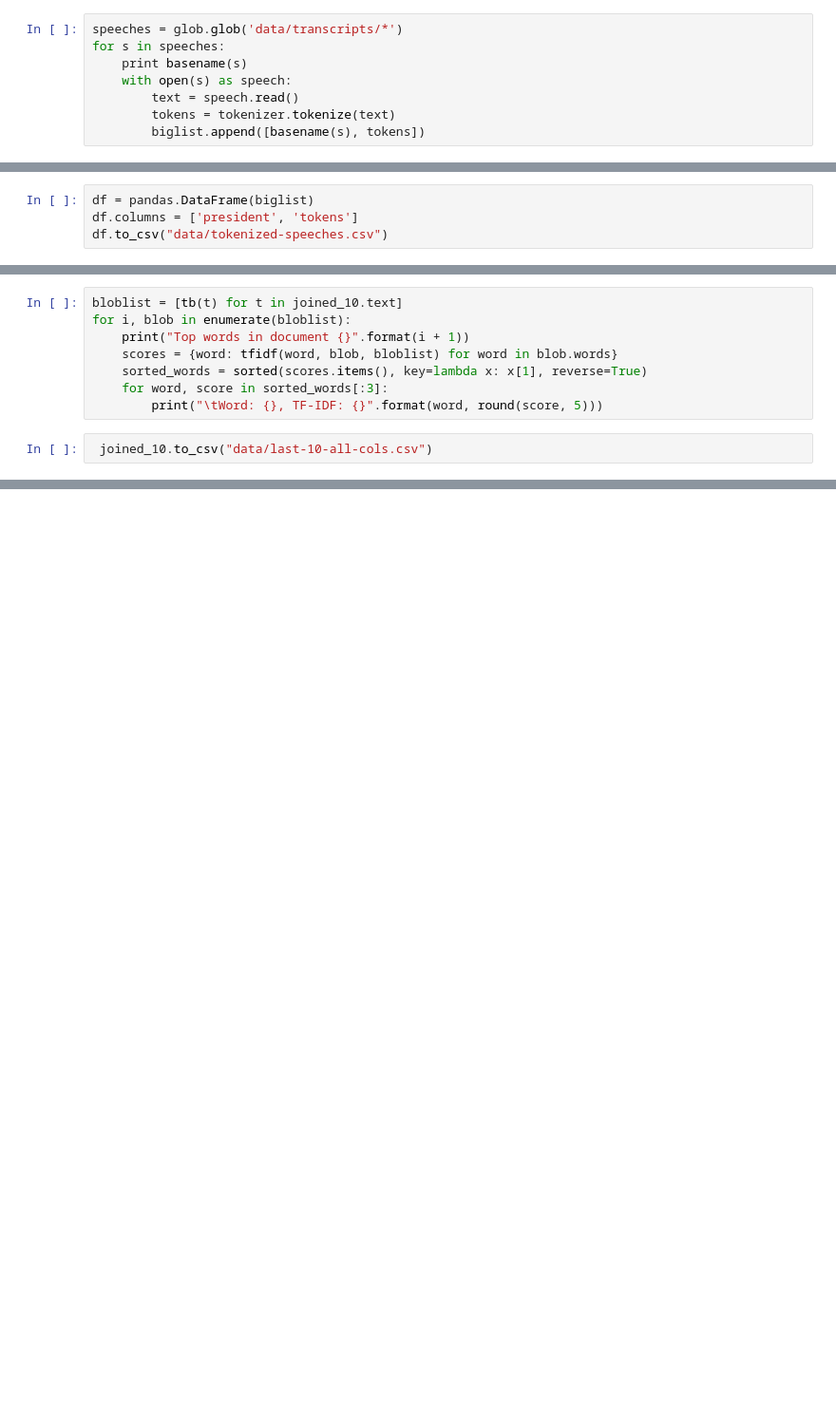
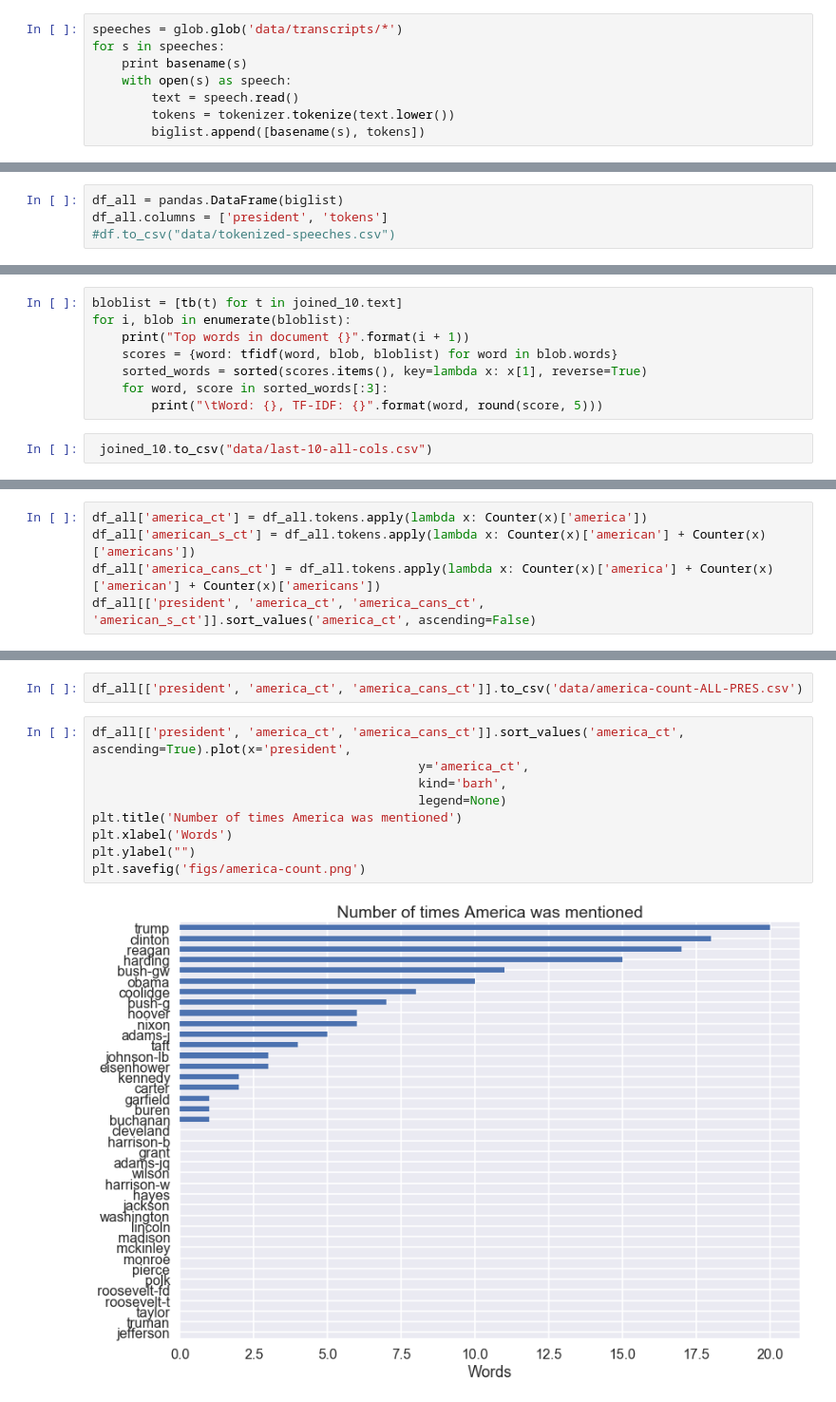
Before and after one commit to sbchou/trump-speech, a Jupyter notebook: Speech-analysis.ipynb, the cells around one changed output, grey strips where cells are left out. Shown at 95% size. Cells and saved outputs as stored; diff of their text form; blank space fills up the shorter version.

```diff
--- a/Speech-analysis.ipynb
+++ b/Speech-analysis.ipynb
@@ -20,7 +20,7 @@ for s in speeches:
     print basename(s)
     with open(s) as speech:
         text = speech.read()
-        tokens = tokenizer.tokenize(text)
+        tokens = tokenizer.tokenize(text.lower())
         biglist.append([basename(s), tokens])
 # %% [output]
 adams-j
@@ -41,9 +41,9 @@ trump
 washington
 wilson
 # %%
-df = pandas.DataFrame(biglist)
-df.columns = ['president', 'tokens']
-df.to_csv("data/tokenized-speeches.csv")
+df_all = pandas.DataFrame(biglist)
+df_all.columns = ['president', 'tokens']
+#df.to_csv("data/tokenized-speeches.csv")
 # %%
 df.head()
 len(df)
@@ -322,0 +377,5 @@ for i, blob in enumerate(bloblist):
+# %%
+df_all['america_ct'] = df_all.tokens.apply(lambda x: Counter(x)['america'])
+df_all['american_s_ct'] = df_all.tokens.apply(lambda x: Counter(x)['american'] + Counter(x)['americans'])
+df_all['america_cans_ct'] = df_all.tokens.apply(lambda x: Counter(x)['america'] + Counter(x)['american'] + Counter(x)['americans'])
+df_all[['president', 'america_ct', 'america_cans_ct', 'american_s_ct']].sort_values('america_ct', ascending=False)
@@ -322,0 +400,13 @@ for i, blob in enumerate(bloblist):
+# %%
+df_all[['president', 'america_ct', 'america_cans_ct']].to_csv('data/america-count-ALL-PRES.csv')
+# %%
+df_all[['president', 'america_ct', 'america_cans_ct']].sort_values('america_ct', ascending=True).plot(x='president',
+                                            y='america_ct',
+                                            kind='barh',
+                                            legend=None)
+plt.title('Number of times America was mentioned')
+plt.xlabel('Words')
+plt.ylabel("")
+plt.savefig('figs/america-count.png')
+# %% [output]
+[figure, added]
```
Also changed, not shown: parts of 10 cells of this notebook, 4 other files.
